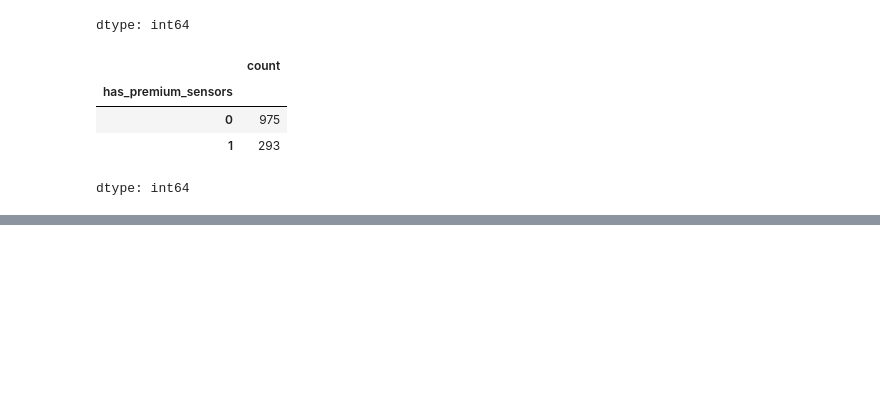
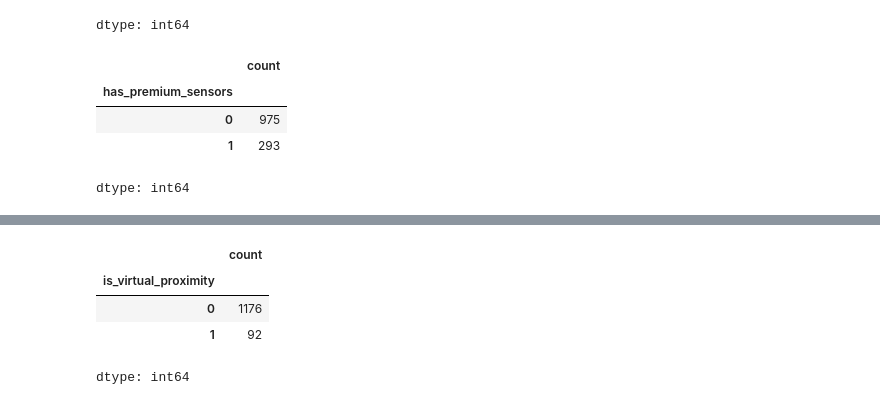
Before and after one commit to rajeshxdatascience/smartphone-recommender-system, a Jupyter notebook: SpecLens_AI_Data_Engineering.ipynb, the cells around one changed output, grey strips where cells are left out. Drawn from its saved outputs; the diff is of its cells as text; code cells hidden in the pictures; blank space fills up the shorter version.

```diff
--- a/SpecLens_AI_Data_Engineering.ipynb
+++ b/SpecLens_AI_Data_Engineering.ipynb
@@ -5364,0 +5377,8 @@ dtype: int64
+# %%
+df['is_virtual_proximity'].value_counts()
+# %% [output]
+|  | count |
+| is_virtual_proximity |  |
+| 0 | 1176 |
+| 1 | 92 |
+dtype: int64
```
Also changed, not shown: parts of 3 cells of this notebook.
